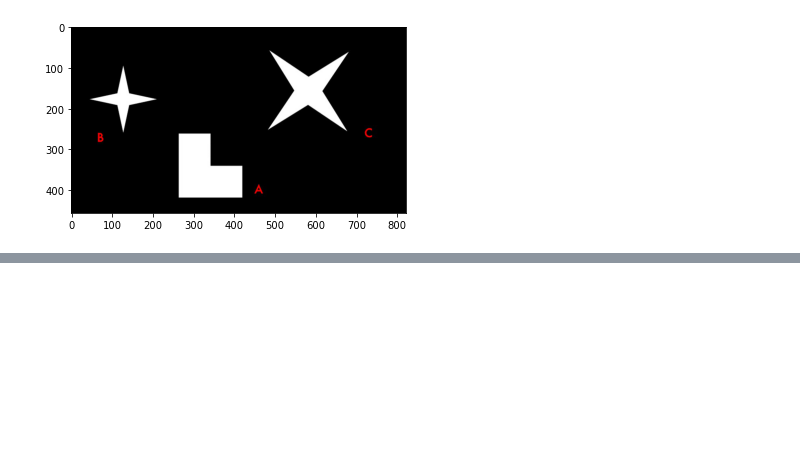
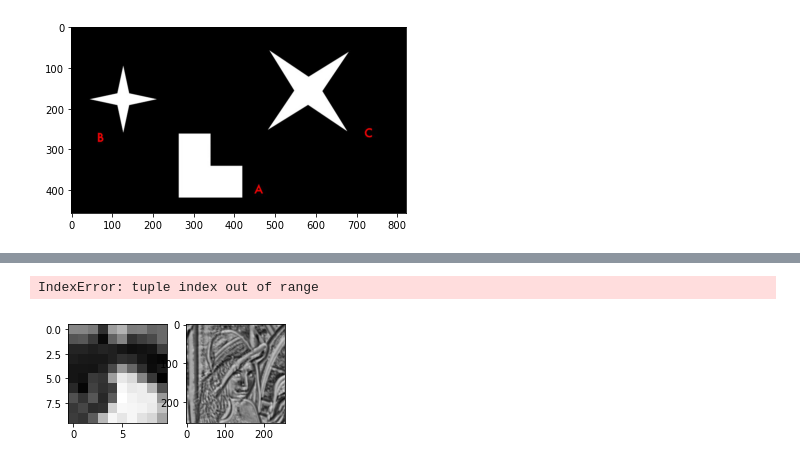
Before and after one commit to doubleZ0108/Computer-Vision-PKU, a Jupyter notebook: docs/opencv/opencv-study.ipynb, the cells around one changed output, grey strips where cells are left out. Saved outputs shown, nothing was run; the diff lists cells and outputs as text; code cells hidden in the pictures; blank space fills up the shorter version.

```diff
--- a/docs/opencv/opencv-study.ipynb
+++ b/docs/opencv/opencv-study.ipynb
@@ -702,0 +735,21 @@ plt.imshow(img[:,:,::-1])
+# %%
+# 多匹配
+img = cv2.imread('../../resources/opencv/lena.jpg', 0)
+template = img[130:140, 135:145]
+h, w = template.shape[:2]
+plt.subplot(131), plt.imshow(template, cmap='gray')
+
+res = cv2.matchTemplate(img, template, cv2.TM_CCOEFF_NORMED)
+threshold = 0.728
+
+plt.subplot(132), plt.imshow(res, cmap='gray')
+
+loc = np.where(res > threshold)     # 匹配程度大于threshold的位置
+for pt in zip(*loc[::-1]):  # where函数先返回的是y，所以反向一下，（*表示可选参数不加会报错？
+    right_bottom = (pt[0]+w, pt[1]+h)
+    cv2.rectangle(img, pt, right_bottom, (0,0,255), 2)
+
+plt.subplot(133), plt.imshow(img, cmap='gray'), plt.show()
+# %% [output]
+IndexError: tuple index out of range
+[figure, added]
```
Also changed, not shown: parts of 2 cells of this notebook.
